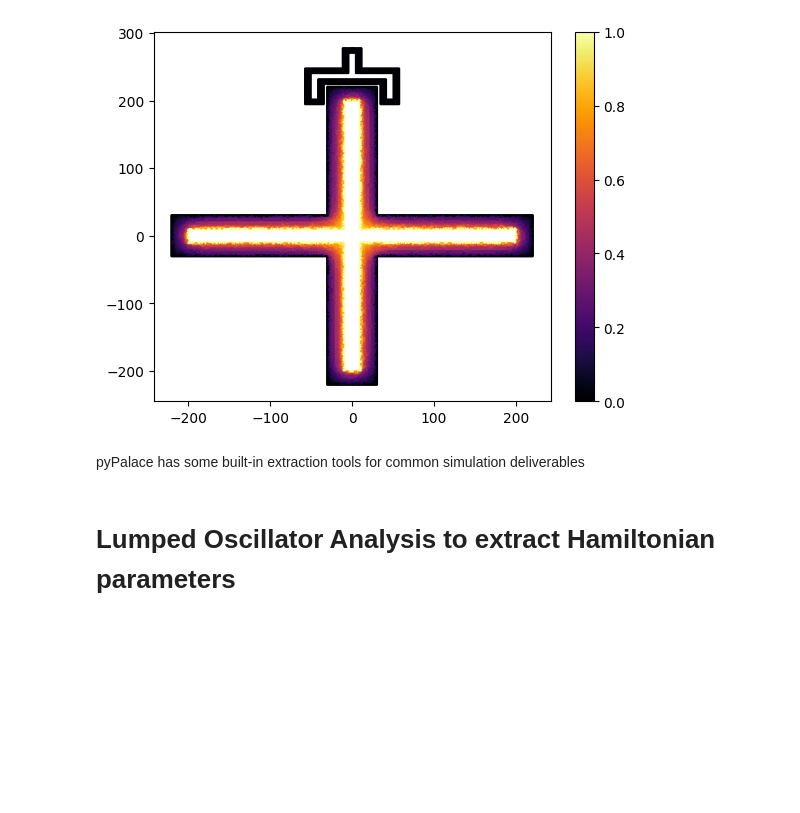
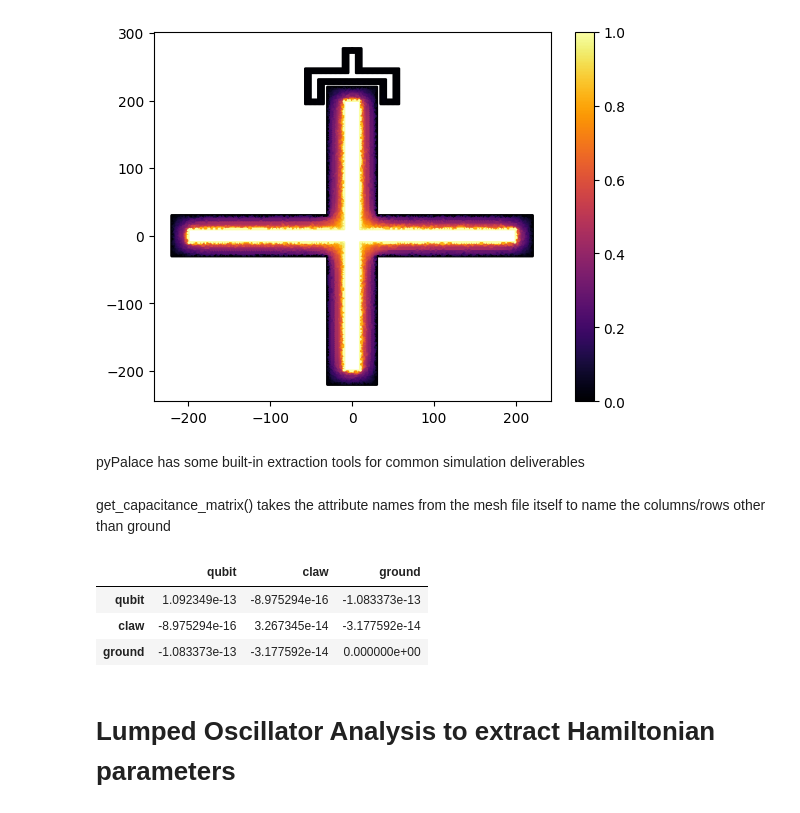
Before and after one commit to FirasAbouzahr/pyPalace, a Jupyter notebook: Examples/example_02_electrostatics_LOM/example02_notebook_TransmonCross.ipynb, the cells around one changed output. Drawn from its saved outputs; the diff is of its cells as text; code cells hidden in the pictures; blank space fills up the shorter version.

Commit message:
update to capacitance matrix extraction to get full Maxwell matrix
also updated calculations in example02 (LOM) to reflect this change.

```diff
--- a/Examples/example_02_electrostatics_LOM/example02_notebook_TransmonCross.ipynb
+++ b/Examples/example_02_electrostatics_LOM/example02_notebook_TransmonCross.ipynb
@@ -135,6 +135,15 @@ xmon_simulation.plot_field(field="V",index=0)
 pyPalace has some built-in extraction tools for common simulation deliverables
 # %%
 capacitance_matrix = xmon_simulation.get_capacitance_matrix()
+# %% [markdown]
+get_capacitance_matrix() takes the attribute names from the mesh file itself to name the columns/rows other than ground
+# %%
+capacitance_matrix
+# %% [output]
+|  | qubit | claw | ground |
+| qubit | 1.092349e-13 | -8.975294e-16 | -1.083373e-13 |
+| claw | -8.975294e-16 | 3.267345e-14 | -3.177592e-14 |
+| ground | -1.083373e-13 | -3.177592e-14 | 0.000000e+00 |
 # %% [markdown]
 # Lumped Oscillator Analysis to extract Hamiltonian parameters
 # %% [markdown]
```
Also changed, not shown: parts of 3 cells of this notebook, 3 other files.
